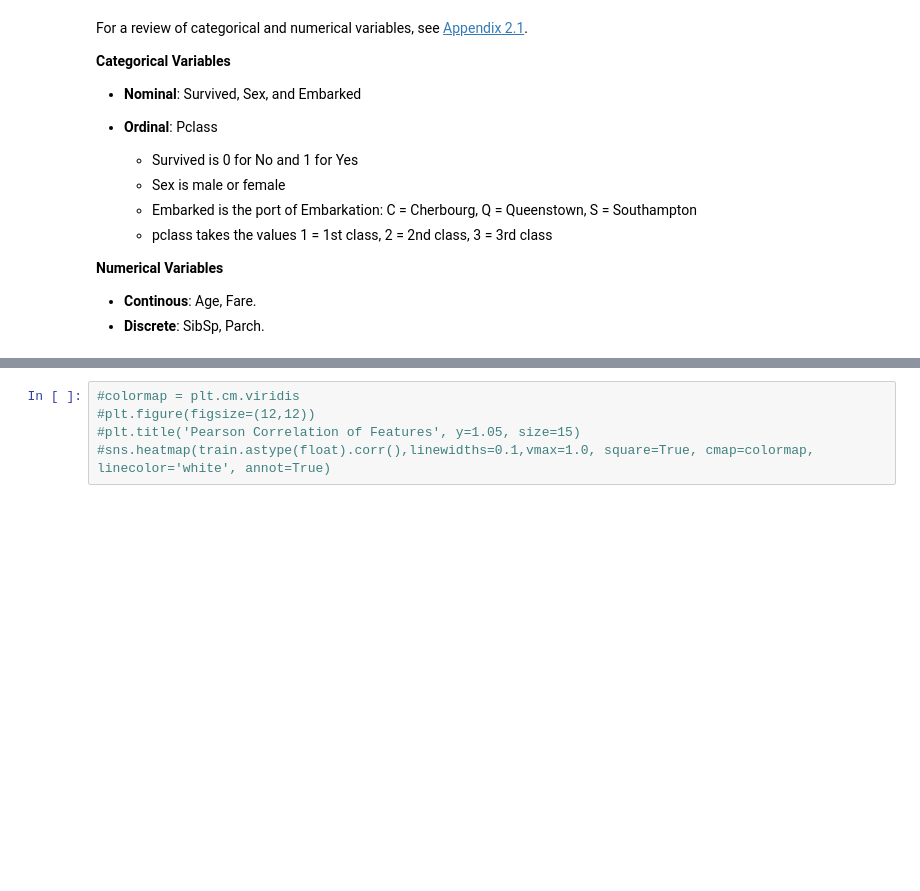
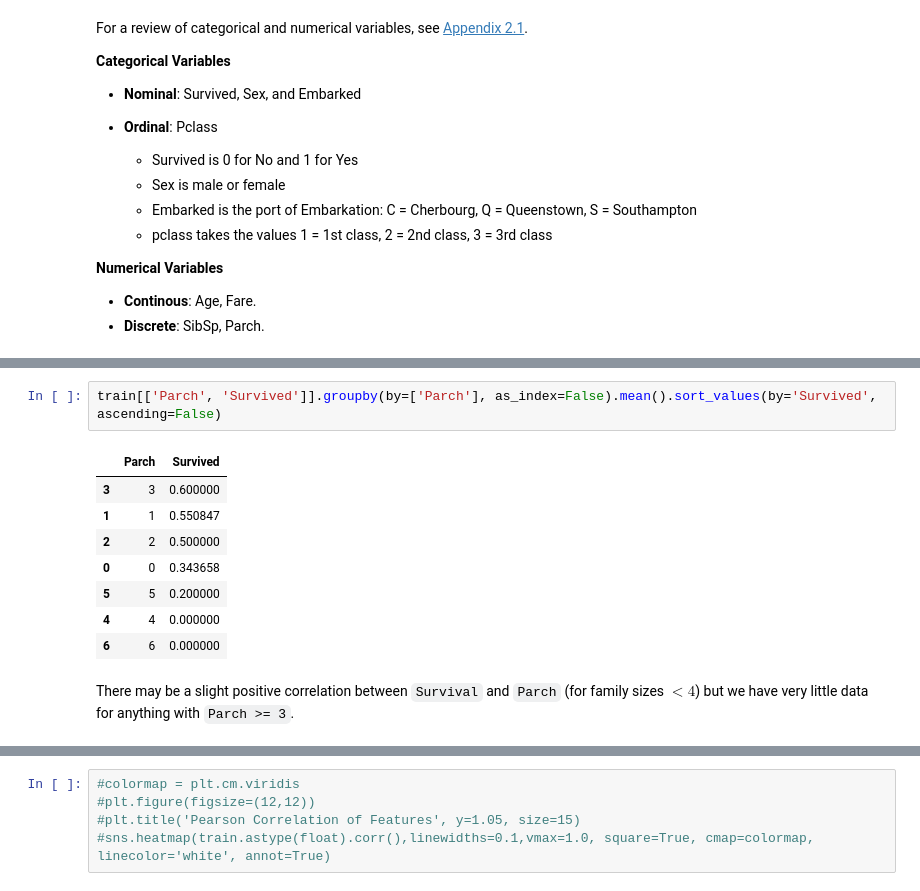
Before and after one commit to nuclth/Kaggle_Titanic, a Jupyter notebook: Survival.ipynb, the cells around one changed output, grey strips where cells are left out. Drawn from its saved outputs; the diff is of its cells as text; blank space fills up the shorter version.

```diff
--- a/Survival.ipynb
+++ b/Survival.ipynb
@@ -183,0 +274,13 @@ There are several salient points to note from the data in the training set:
+# %%
+train[['Parch', 'Survived']].groupby(by=['Parch'], as_index=False).mean().sort_values(by='Survived', ascending=False)
+# %% [output]
+|  | Parch | Survived |
+| 3 | 3 | 0.600000 |
+| 1 | 1 | 0.550847 |
+| 2 | 2 | 0.500000 |
+| 0 | 0 | 0.343658 |
+| 5 | 5 | 0.200000 |
+| 4 | 4 | 0.000000 |
+| 6 | 6 | 0.000000 |
+# %% [markdown]
+There may be a slight positive correlation between `Survival` and `Parch` (for family sizes $<4$) but we have very little data for anything with `Parch >= 3`.
```
Also changed, not shown: parts of 24 cells of this notebook.
